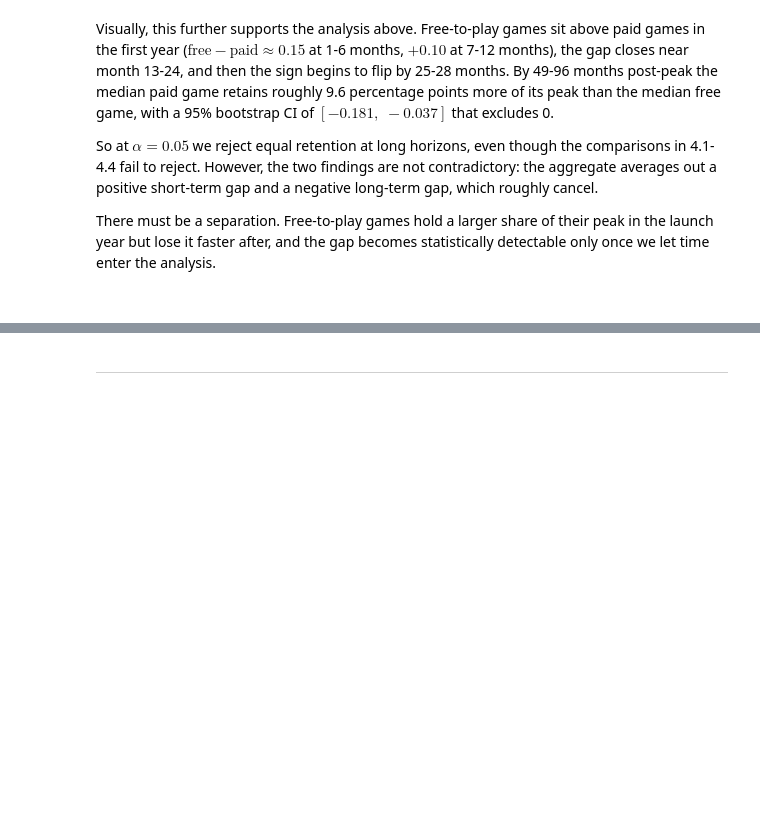
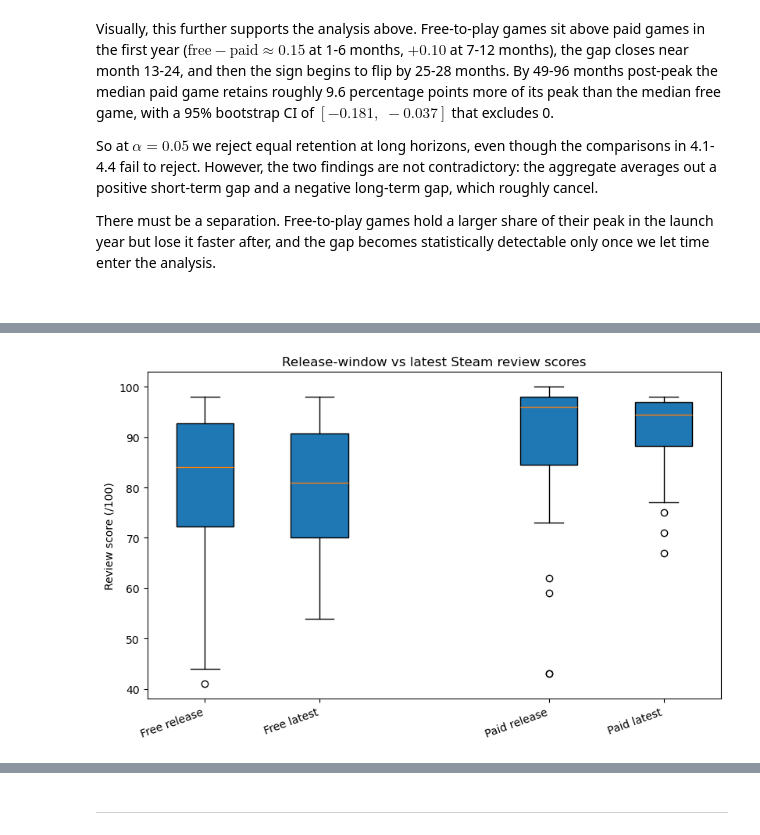
Before and after one commit to avo-ucsd/math189-sp26-group41, a Jupyter notebook: group41_final_report.ipynb, the cells around one changed output, grey strips where cells are left out. Saved outputs shown, nothing was run; the diff lists cells and outputs as text; code cells hidden in the pictures; blank space fills up the shorter version.

```diff
--- a/group41_final_report.ipynb
+++ b/group41_final_report.ipynb
@@ -620,0 +623,22 @@ words for paired test
+# %%
+review_scores = stat_inf.load_review_scores()
+paired_scores = review_scores.dropna(subset=["release_score", "latest_score"]).copy()
+
+analysis_columns = [
+    "game_name",
+    "group",
+    "release_score",
+    "latest_score",
+    "score_change",
+    "Shifted",
+    "Capped",
+]
+
+print(f"Games analyzed: {paired_scores.shape[0]}")
+print(f"Free-to-play games: {(paired_scores['group'] == 'Free-to-play').sum()}")
+print(f"Paid games: {(paired_scores['group'] == 'Paid').sum()}")
+print()
+print(paired_scores[analysis_columns].head(10).to_string(index=False))
+
+summary = paired_scores.groupby("group")[["release_score", "latest_score", "score_change"]].agg(["count", "mean", "median", "std"])
+summary
@@ -620,0 +672,18 @@ words for paired test
+# %%
+plot_positions = [1, 2, 4, 5]
+plot_data = [
+    paired_scores.loc[paired_scores["group"] == "Free-to-play", "release_score"],
+    paired_scores.loc[paired_scores["group"] == "Free-to-play", "latest_score"],
+    paired_scores.loc[paired_scores["group"] == "Paid", "release_score"],
+    paired_scores.loc[paired_scores["group"] == "Paid", "latest_score"],
+]
+
+fig, ax = plt.subplots(figsize=(8.2, 5.2))
+ax.boxplot(plot_data, positions=plot_positions, patch_artist=True)
+ax.set_xticks(plot_positions)
+ax.set_xticklabels(["Free release", "Free latest", "Paid release", "Paid latest"], rotation=20, ha="right")
+ax.set_ylabel("Review score (/100)")
+ax.set_title("Release-window vs latest Steam review scores")
+fig.tight_layout()
+# %% [output]
+[figure, added]
```
Also changed, not shown: parts of 26 cells of this notebook, 3 other files.
